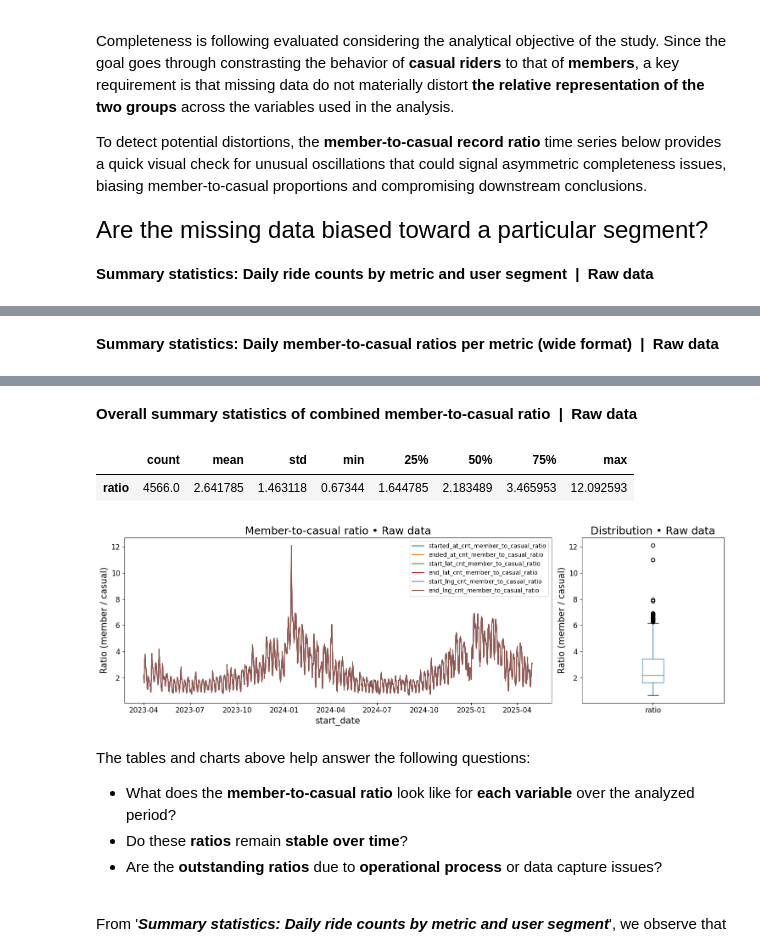
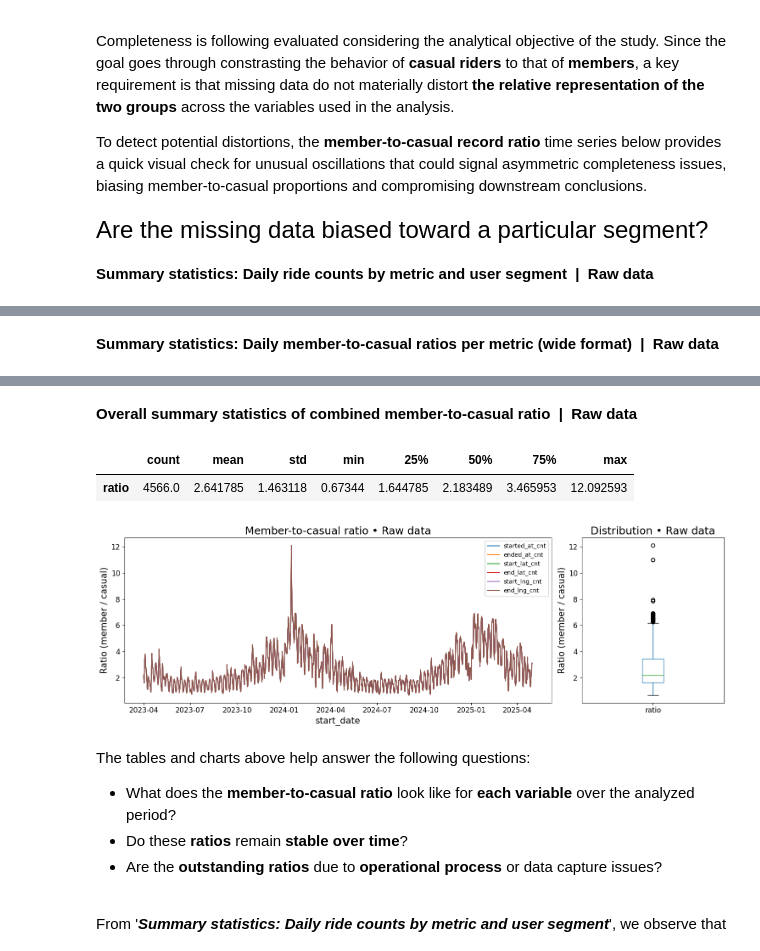
Before and after one commit to isis-santos-costa/divvy, a Jupyter notebook: divvy-analytics.ipynb, the cells around one changed output, grey strips where cells are left out. Saved outputs shown, nothing was run; the diff lists cells and outputs as text; code cells hidden in the pictures.

```diff
--- a/divvy-analytics.ipynb
+++ b/divvy-analytics.ipynb
@@ -484,7 +422,7 @@ record_count = df.groupby([df['start_date'], df['member_casual']]).agg(
 # Unstack the 'member_casual' index level
 unstacked_count_filled = record_count.unstack(level='member_casual').fillna(0) # fillna ensures perfect pairing
 display_markdown('**Summary statistics: Daily ride counts by metric and user segment &nbsp;|&nbsp; Raw data**', raw=True)
-display(unstacked_count_filled.describe().astype(int))
+display_fit_to_width(unstacked_count_filled.describe().astype(int))
 
 # Create DataFrame to store calculated ratios, same index as unstacked counts (the dates)
 ratio = pd.DataFrame(index=unstacked_count_filled.index)
@@ -494,9 +432,10 @@ for count_type in unstacked_count_filled.columns.levels[0]:
     member_series = unstacked_count_filled[(count_type, 'member')]
     casual_series = unstacked_count_filled[(count_type, 'casual')]
     ratio_series  = member_series / casual_series
-    ratio[f'{count_type}_member_to_casual_ratio'] = ratio_series
+    # ratio[f'{count_type}_member_to_casual_ratio'] = ratio_series
+    ratio[f'{count_type}'] = ratio_series
 display_markdown('**Summary statistics: Daily member-to-casual ratios per metric (wide format) &nbsp;|&nbsp; Raw data**', raw=True)
-display(ratio.describe())
+display_fit_to_width(ratio.describe())
 
 # ------------------------------------------------------------------------------------------------------------------------------
 # 2. Get a sorted list of ratios, to capture discrepancies
@@ -511,7 +450,7 @@ ratio_long = pd.melt(
 ).set_index('start_date')
 
 # Clean up 'count_type', and sort
-ratio_long['count_type'] = ratio_long['count_type'].str.replace('_member_to_casual_ratio', '')
+ratio_long['count_type'] = ratio_long['count_type'] #.str.replace('_member_to_casual_ratio', '')
 ratio_long = ratio_long.sort_values(by='ratio', ascending=False)
 display_markdown('**Overall summary statistics of combined member-to-casual ratio &nbsp;|&nbsp; Raw data**', raw=True)
 display(ratio_long.describe().T)
@@ -560,7 +499,7 @@ plt.show()
 **Overall summary statistics of combined member-to-casual ratio &nbsp;|&nbsp; Raw data**
 |  | count | mean | std | min | 25% | 50% | 75% | max |
 | ratio | 4566.0 | 2.641785 | 1.463118 | 0.67344 | 1.644785 | 2.183489 | 3.465953 | 12.092593 |
-[figure, old version]
+[figure, new version]
 # %% [markdown]
 The tables and charts above help answer the following questions:
 * What does the **member-to-casual ratio** look like for **each variable** over the analyzed period?
```
Also changed, not shown: parts of 10 cells of this notebook.
